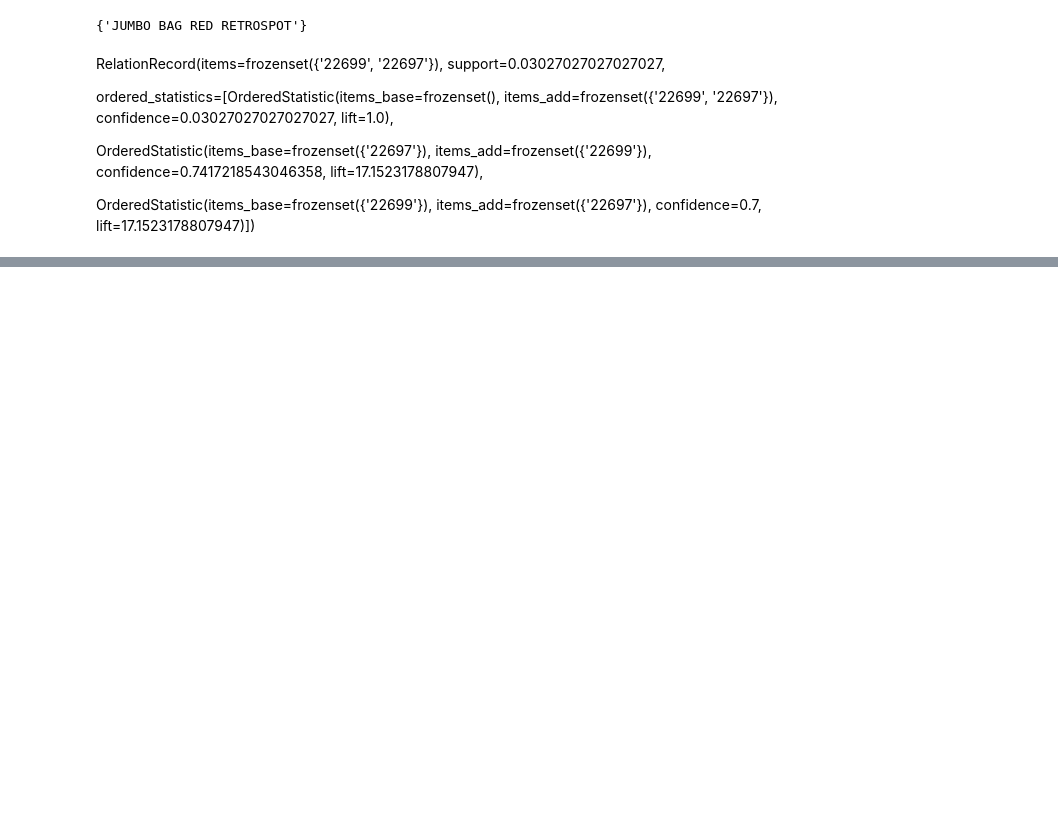
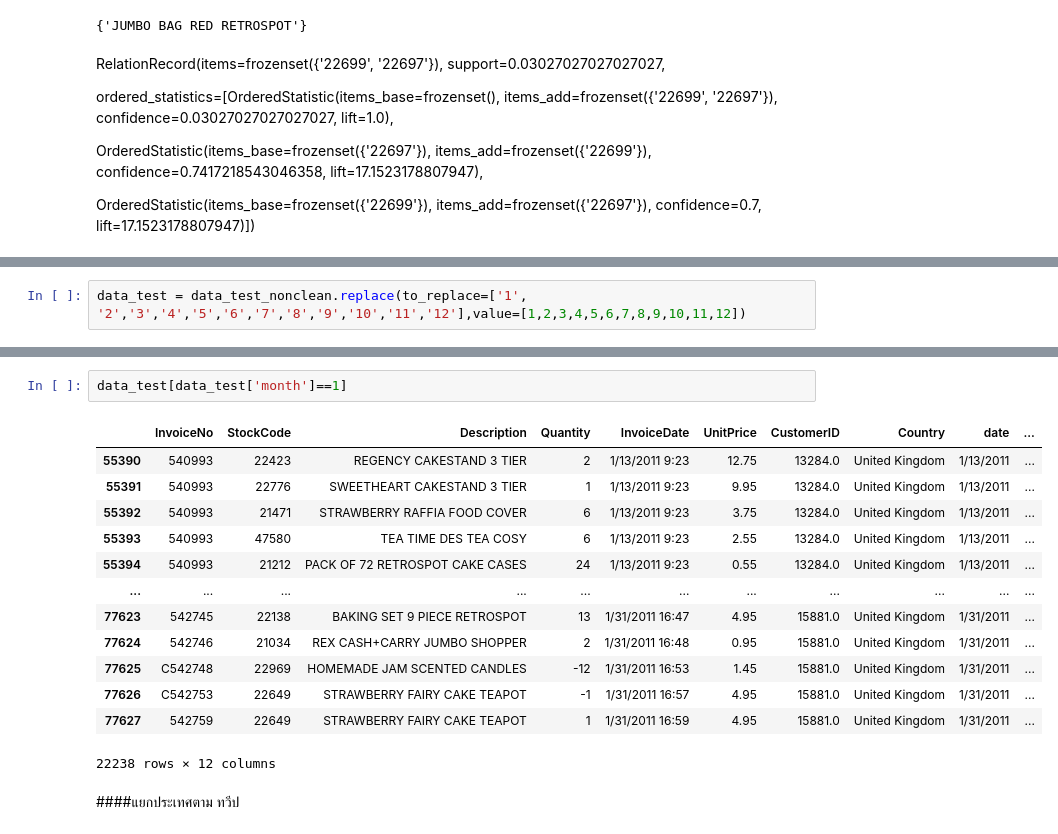
Before and after one commit to Sashimimeow/BSC_DPDM23, a Jupyter notebook: Frequent_Patterns_(Association_Rules).ipynb, the cells around one changed output, grey strips where cells are left out. Saved outputs shown, nothing was run; the diff lists cells and outputs as text; blank space fills up the shorter version.

```diff
--- a/Frequent_Patterns_(Association_Rules).ipynb
+++ b/Frequent_Patterns_(Association_Rules).ipynb
@@ -194,0 +332,2 @@ OrderedStatistic(items_base=frozenset({'22699'}), items_add=frozenset({'22697'})
+# %%
+data_test = data_test_nonclean.replace(to_replace=['1', '2','3','4','5','6','7','8','9','10','11','12'],value=[1,2,3,4,5,6,7,8,9,10,11,12])
@@ -194,0 +366,18 @@ OrderedStatistic(items_base=frozenset({'22699'}), items_add=frozenset({'22697'})
+# %%
+data_test[data_test['month']==1]
+# %% [output]
+|  | InvoiceNo | StockCode | Description | Quantity | InvoiceDate | UnitPrice | CustomerID | Country | date | ... |
+| 55390 | 540993 | 22423 | REGENCY CAKESTAND 3 TIER | 2 | 1/13/2011 9:23 | 12.75 | 13284.0 | United Kingdom | 1/13/2011 | ... |
+| 55391 | 540993 | 22776 | SWEETHEART CAKESTAND 3 TIER | 1 | 1/13/2011 9:23 | 9.95 | 13284.0 | United Kingdom | 1/13/2011 | ... |
+| 55392 | 540993 | 21471 | STRAWBERRY RAFFIA FOOD COVER | 6 | 1/13/2011 9:23 | 3.75 | 13284.0 | United Kingdom | 1/13/2011 | ... |
+| 55393 | 540993 | 47580 | TEA TIME DES TEA COSY | 6 | 1/13/2011 9:23 | 2.55 | 13284.0 | United Kingdom | 1/13/2011 | ... |
+| 55394 | 540993 | 21212 | PACK OF 72 RETROSPOT CAKE CASES | 24 | 1/13/2011 9:23 | 0.55 | 13284.0 | United Kingdom | 1/13/2011 | ... |
+| ... | ... | ... | ... | ... | ... | ... | ... | ... | ... | ... |
+| 77623 | 542745 | 22138 | BAKING SET 9 PIECE RETROSPOT | 13 | 1/31/2011 16:47 | 4.95 | 15881.0 | United Kingdom | 1/31/2011 | ... |
+| 77624 | 542746 | 21034 | REX CASH+CARRY JUMBO SHOPPER | 2 | 1/31/2011 16:48 | 0.95 | 15881.0 | United Kingdom | 1/31/2011 | ... |
+| 77625 | C542748 | 22969 | HOMEMADE JAM SCENTED CANDLES | -12 | 1/31/2011 16:53 | 1.45 | 15881.0 | United Kingdom | 1/31/2011 | ... |
+| 77626 | C542753 | 22649 | STRAWBERRY FAIRY CAKE TEAPOT | -1 | 1/31/2011 16:57 | 4.95 | 15881.0 | United Kingdom | 1/31/2011 | ... |
+| 77627 | 542759 | 22649 | STRAWBERRY FAIRY CAKE TEAPOT | 1 | 1/31/2011 16:59 | 4.95 | 15881.0 | United Kingdom | 1/31/2011 | ... |
+22238 rows × 12 columns
+# %% [markdown]
+####แยกประเทศตาม ทวีป
```
Also changed, not shown: parts of 80 cells of this notebook.
